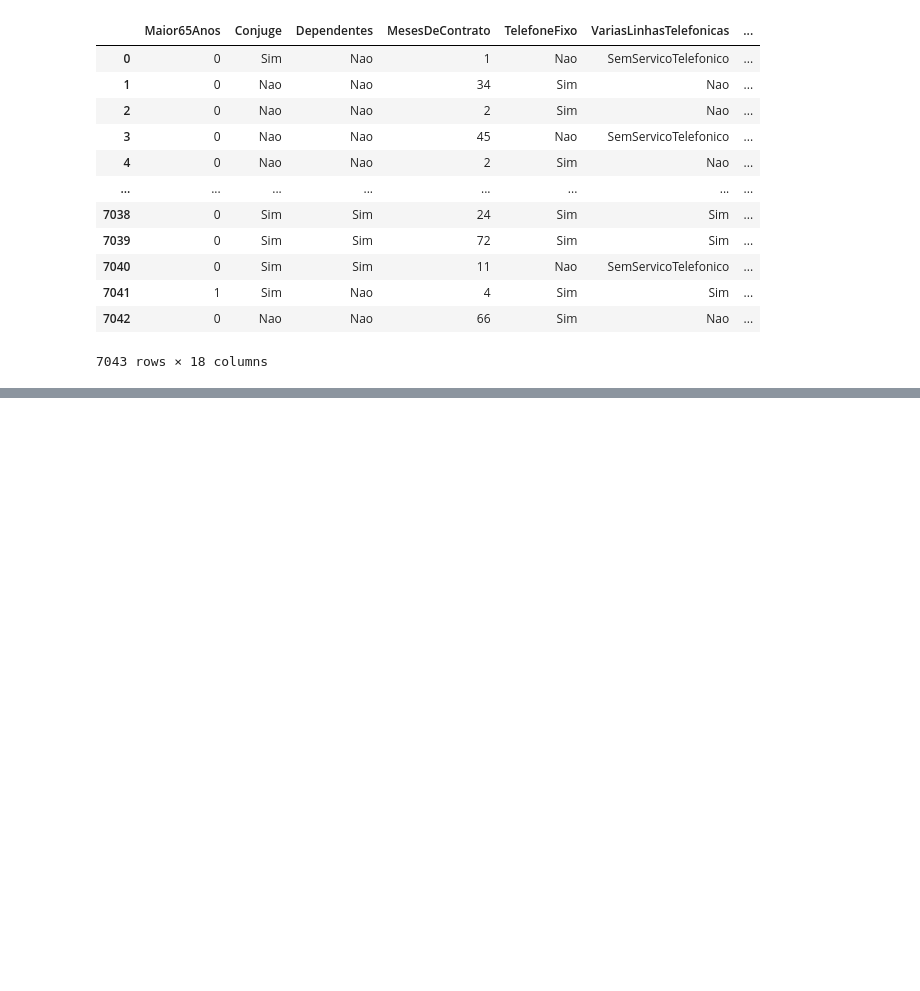
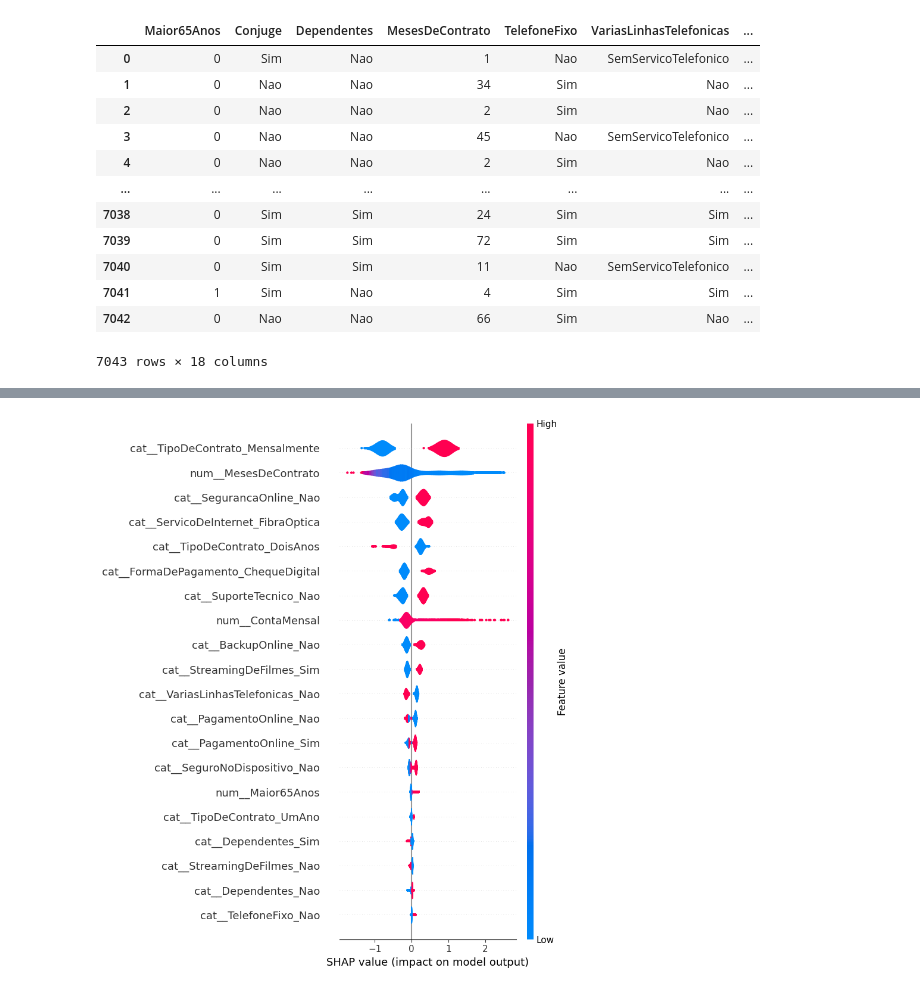
Before and after one commit to chzandonai/churn-detection, a Jupyter notebook: notebooks/Untitled.ipynb, the cells around one changed output, grey strips where cells are left out. Cells and saved outputs as stored; diff of their text form; code cells hidden in the pictures; blank space fills up the shorter version.

```diff
--- a/notebooks/Untitled.ipynb
+++ b/notebooks/Untitled.ipynb
@@ -413,0 +470,2 @@ GradientBoostingClassifier() NeighbourhoodCleaningRule(n_neighbors=5) ROC_AUC Sc
+# %%
+melhor_modelo = gcv.best_estimator_
@@ -413,0 +482,8 @@ GradientBoostingClassifier() NeighbourhoodCleaningRule(n_neighbors=5) ROC_AUC Sc
+# %%
+explainer = shap.TreeExplainer(melhor_modelo['model'])
+# %%
+X = melhor_modelo['pre_process'].transform(df_train)
+y = df_train.Churn
+# %%
+shap_values = explainer.shap_values(X,y)
+shap_values
@@ -413,0 +524,4 @@ GradientBoostingClassifier() NeighbourhoodCleaningRule(n_neighbors=5) ROC_AUC Sc
+# %%
+shap.summary_plot(shap_values, X, feature_names=melhor_modelo['pre_process'].get_feature_names_out(),plot_type='violin')
+# %% [output]
+[figure, added]
```
Also changed, not shown: parts of 27 cells of this notebook.
